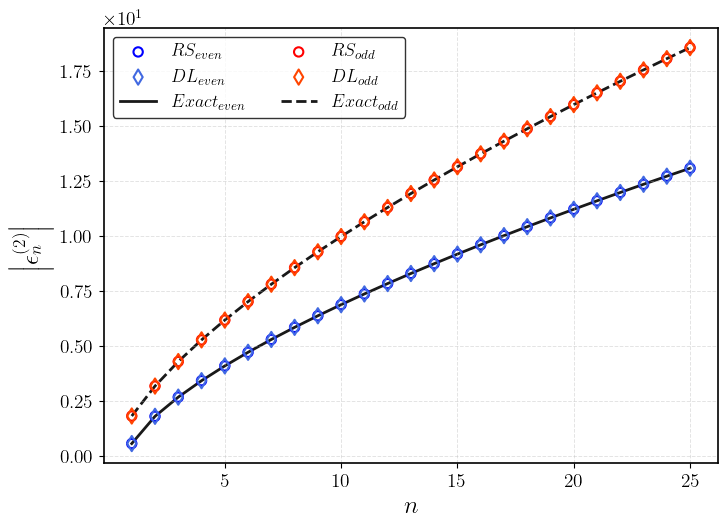
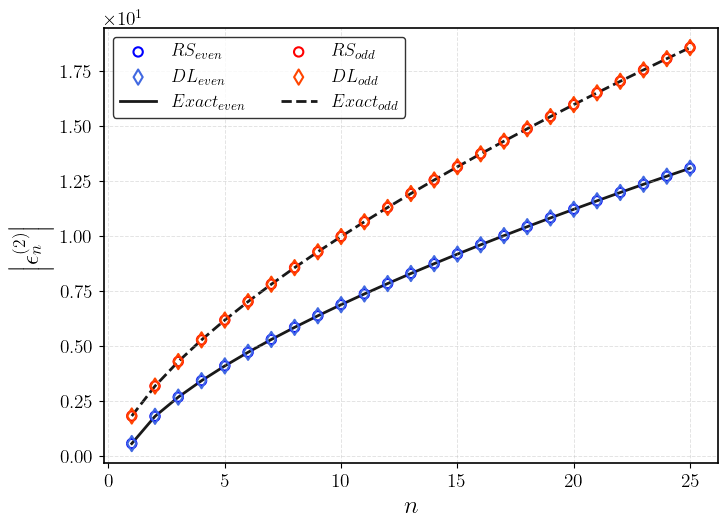
The notebook cell's code change between the first figure and the second:
--- before
+++ after
@@ -106,5 +106,5 @@
 ax.set_ylabel(r"$\left|\epsilon_n^{(2)}\right|$")
 
-ax.set_xticks([5, 10, 15, 20, 25])
+ax.set_xticks([0, 5, 10, 15, 20, 25])
 
 # Scientific notation

Commit: Add files via upload